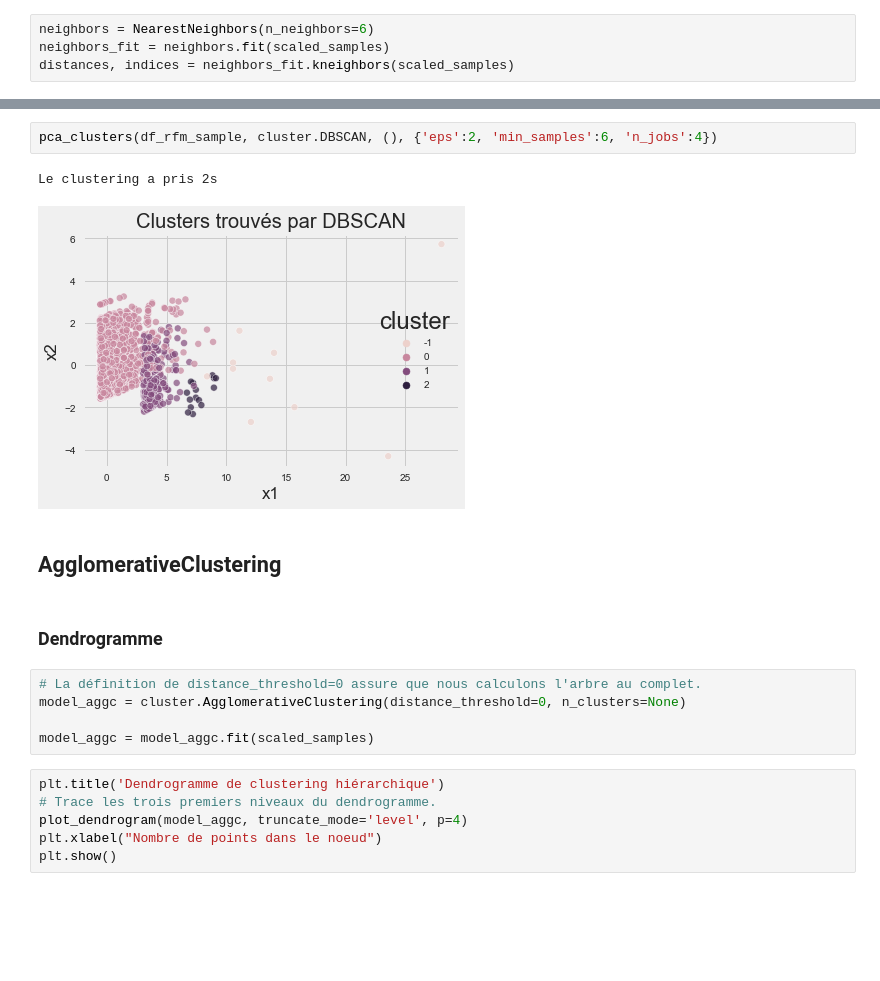
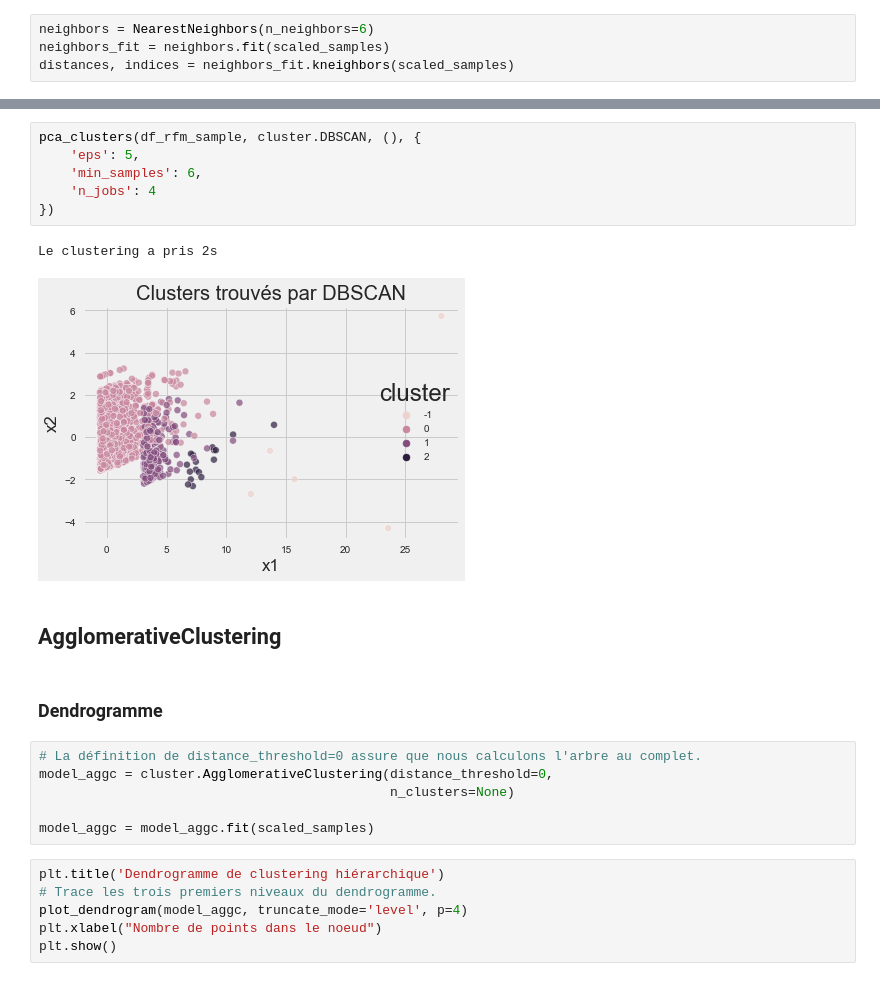
Before and after one commit to Abdess/olist, a Jupyter notebook: POLIST_02_notebookessais.ipynb, the cells around one changed output, grey strips where cells are left out. Cells and saved outputs as stored; diff of their text form; blank space fills up the shorter version.

```diff
--- a/POLIST_02_notebookessais.ipynb
+++ b/POLIST_02_notebookessais.ipynb
@@ -504,15 +504,20 @@ plt.xlim([93340, 93357])
 # %%
-pca_clusters(df_rfm_sample, cluster.DBSCAN, (), {'eps':2, 'min_samples':6, 'n_jobs':4})
+pca_clusters(df_rfm_sample, cluster.DBSCAN, (), {
+    'eps': 5,
+    'min_samples': 6,
+    'n_jobs': 4
+})
 # %% [output]
 Le clustering a pris 2s
-[figure, old version]
+[figure, new version]
 # %% [markdown]
 ## AgglomerativeClustering
-# %% [markdown]
-### Dendrogramme
+# %% [markdown]
+### Dendrogramme
 # %%
 # La définition de distance_threshold=0 assure que nous calculons l'arbre au complet.
-model_aggc = cluster.AgglomerativeClustering(distance_threshold=0, n_clusters=None)
+model_aggc = cluster.AgglomerativeClustering(distance_threshold=0,
+                                             n_clusters=None)
 
 model_aggc = model_aggc.fit(scaled_samples)
 # %%
```
Also changed, not shown: parts of 71 cells of this notebook, 2 other files.
